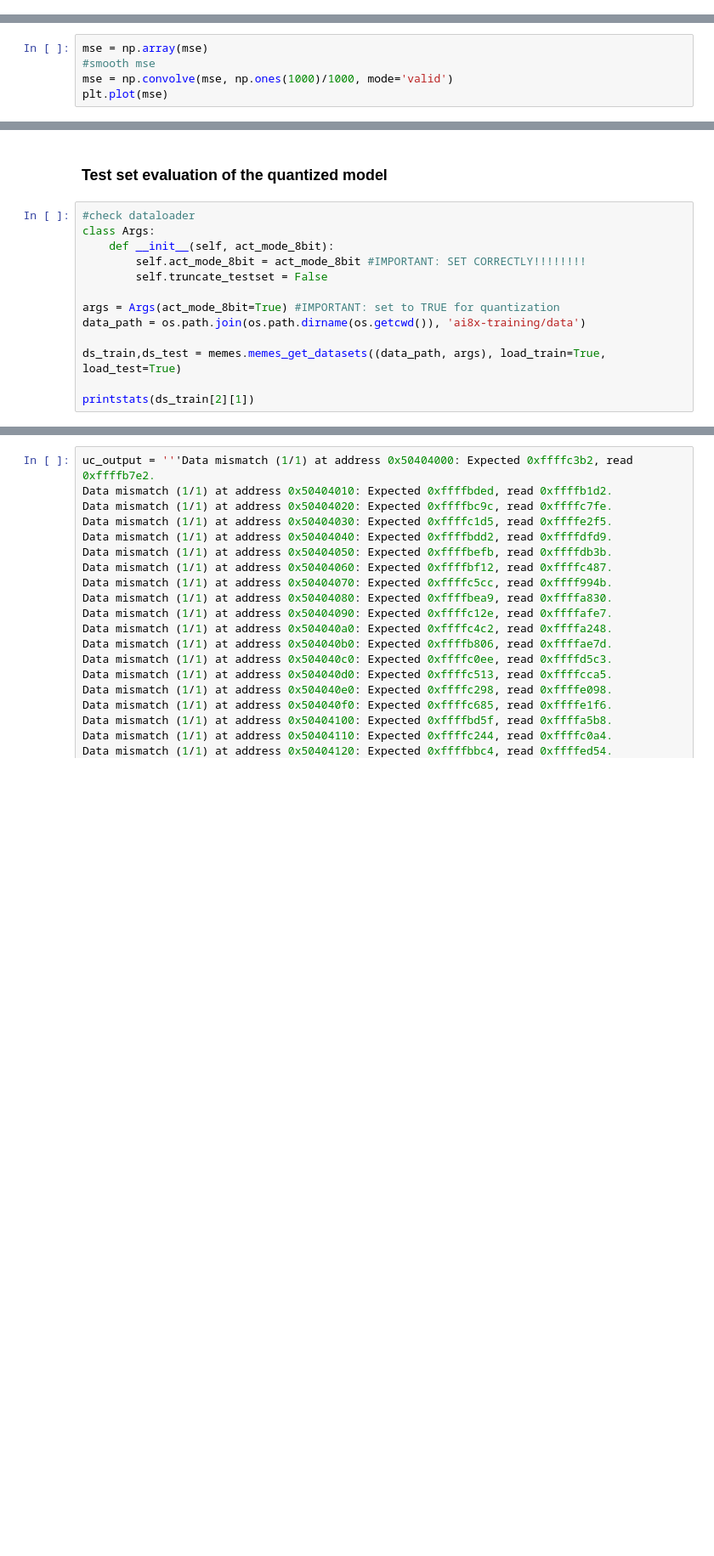
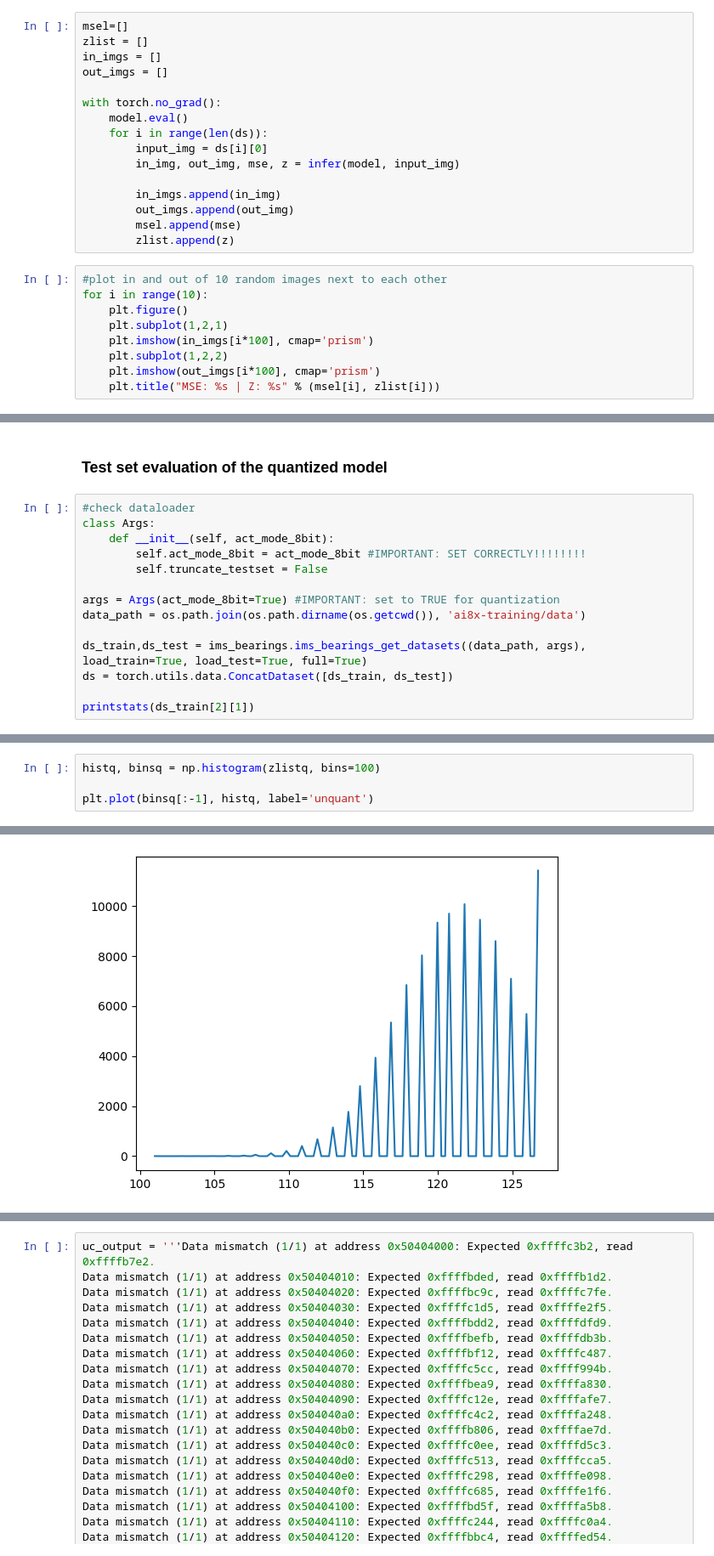
Before and after one commit to bitmorse/bearings-max78000, a Jupyter notebook: playground.ipynb, the cells around one changed output, grey strips where cells are left out. Shown at 85% size. Saved outputs shown, nothing was run; the diff lists cells and outputs as text; blank space fills up the shorter version.

```diff
--- a/playground.ipynb
+++ b/playground.ipynb
@@ -200,2 +193,27 @@ Configuring device: MAX78000, simulate=False.
+# %%
+msel=[]
+zlist = []
+in_imgs = []
+out_imgs = []
+
+with torch.no_grad():
+    model.eval()
+    for i in range(len(ds)):
+        input_img = ds[i][0]
+        in_img, out_img, mse, z = infer(model, input_img)
+
+        in_imgs.append(in_img)
+        out_imgs.append(out_img)
+        msel.append(mse)
+        zlist.append(z)
+# %%
+#plot in and out of 10 random images next to each other
+for i in range(10):
+    plt.figure()
+    plt.subplot(1,2,1)
+    plt.imshow(in_imgs[i*100], cmap='prism')
+    plt.subplot(1,2,2)
+    plt.imshow(out_imgs[i*100], cmap='prism')
+    plt.title("MSE: %s | Z: %s" % (msel[i], zlist[i]))
 # %%
 zlist
@@ -234,5 +219,0 @@ ax[1].plot(znorm[-5000:])
-# %%
-mse = np.array(mse)
-#smooth mse
-mse = np.convolve(mse, np.ones(1000)/1000, mode='valid')
-plt.plot(mse)
@@ -251,6 +237,7 @@ class Args:
 args = Args(act_mode_8bit=True) #IMPORTANT: set to TRUE for quantization
 data_path = os.path.join(os.path.dirname(os.getcwd()), 'ai8x-training/data')
 
-ds_train,ds_test = memes.memes_get_datasets((data_path, args), load_train=True, load_test=True)
+ds_train,ds_test = ims_bearings.ims_bearings_get_datasets((data_path, args), load_train=True, load_test=True, full=True)
+ds = torch.utils.data.ConcatDataset([ds_train, ds_test])
 
 printstats(ds_train[2][1])
@@ -324,0 +282,5 @@ with torch.no_grad():
+# %%
+histq, binsq = np.histogram(zlistq, bins=100)
+
+plt.plot(binsq[:-1], histq, label='unquant')
+# %% [output]
@@ -324,0 +288 @@ with torch.no_grad():
+[figure, added]
```
Also changed, not shown: parts of 15 cells of this notebook, 10 other files.
